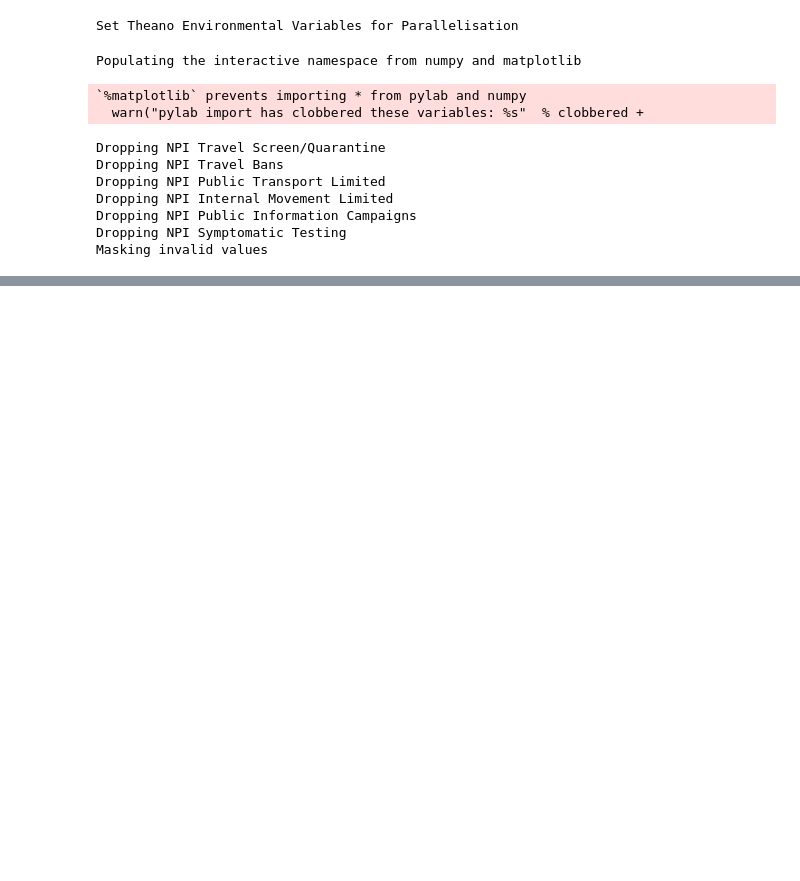
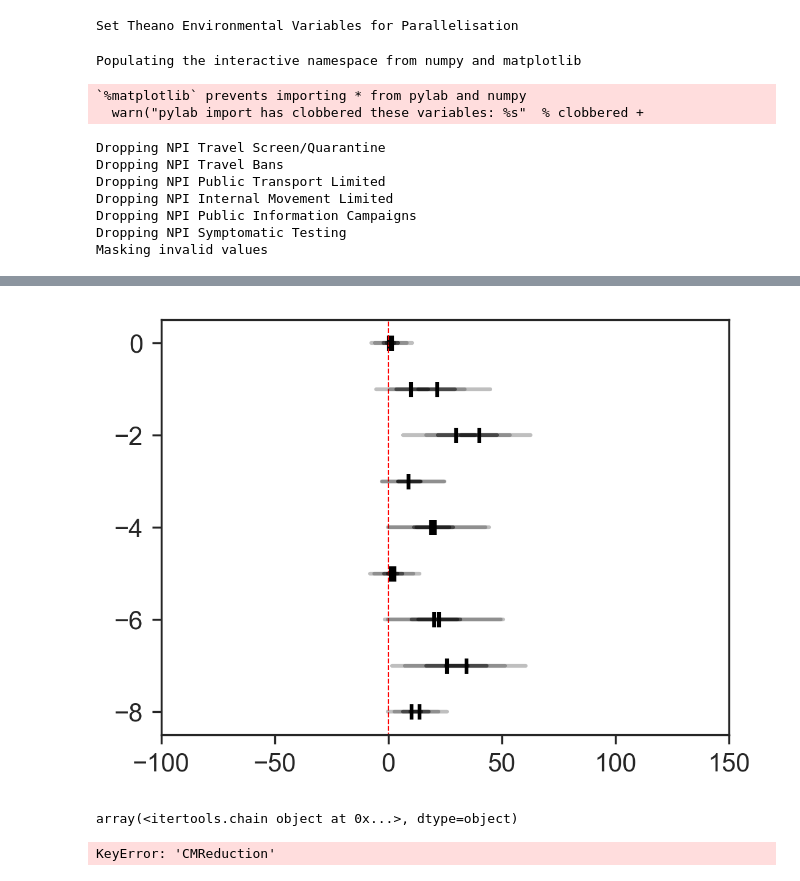
Before and after one commit to jsalvatier/epimodel, a Jupyter notebook: notebooks/science-revisions/test-rate-validation-variable.ipynb, the cells around one changed output, grey strips where cells are left out. Cells and saved outputs as stored; diff of their text form; code cells hidden in the pictures; blank space fills up the shorter version.

```diff
--- a/notebooks/science-revisions/test-rate-validation-variable.ipynb
+++ b/notebooks/science-revisions/test-rate-validation-variable.ipynb
@@ -396,6 +431,6 @@ with DefaultModel(synth_data_adjusted) as model_adjusted:
     model_adjusted.build_model(**ep.get_model_build_dict())
 # %%
 with model_adjusted:
-    model_adjusted.trace = pm.sample(500, tune=500, cores=1, chains=1, max_treedepth=12, target_accept=0.925)
+    model_adjusted.trace = pm.sample(150, tune=100, cores=1, chains=1, max_treedepth=12, target_accept=0.925)
     pm.save_trace(model_adjusted.trace, "adjusted_variable")
 # %% [output]
@@ -430,0 +473,6 @@ plot_effect(model_adjusted.trace)
+# %%
+with model_normal:
+    nvt = pm.load_trace("../../nonsynth_normal_variable")
+# %%
+with model_adjusted:
+    avt = pm.load_trace("../../nonsynth_adjusted_variable")
@@ -430,0 +483,10 @@ plot_effect(model_adjusted.trace)
+# %%
+plt.figure(figsize=(4, 3), dpi=300)
+plot_effect(nvt['CM_Alpha'])
+plot_effect(avt['CM_Alpha'])
+# %% [output]
+[figure, added]
+# %%
+avt.
+# %% [output]
+array(<itertools.chain object at 0x...>, dtype=object)
@@ -430,0 +495,4 @@ plot_effect(model_adjusted.trace)
+# %%
+nvt.get_values('CMReduction').shape
+# %% [output]
+KeyError: 'CMReduction'
```
Also changed, not shown: parts of 11 cells of this notebook, 1 other file.
